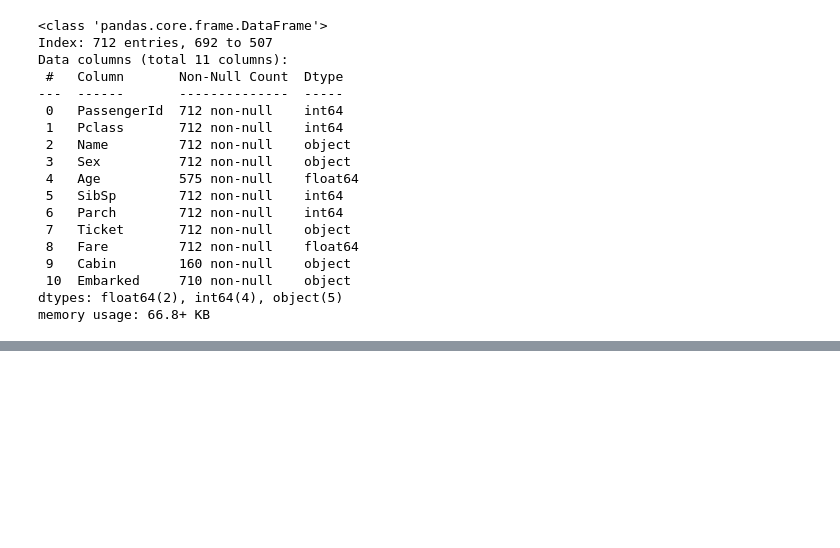
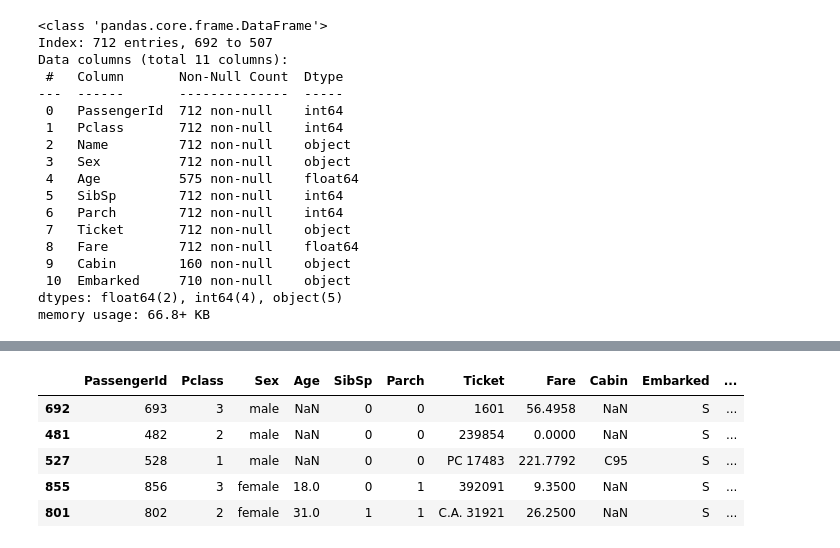
Before and after one commit to irnikesh/data-science, a Jupyter notebook: projects/titanic_survivor_predictor/Titanic_EDA.ipynb, the cells around one changed output, grey strips where cells are left out. Drawn from its saved outputs; the diff is of its cells as text; code cells hidden in the pictures; blank space fills up the shorter version.

```diff
--- a/projects/titanic_survivor_predictor/Titanic_EDA.ipynb
+++ b/projects/titanic_survivor_predictor/Titanic_EDA.ipynb
@@ -165,0 +179,21 @@ train_data.head()
+# %%
+import re
+
+def extract_title(name):
+    match = re.search(r", (.*?)\.", name)
+    return match.group(1) if match else ""
+
+X_train["Title"] = X_train["Name"].apply(extract_title)
+X_test["Title"]  = X_test["Name"].apply(extract_title)
+
+X_train.drop("Name", axis=1, inplace=True)
+X_test.drop("Name", axis=1, inplace=True)
+# %%
+X_train.head(5)
+# %% [output]
+|  | PassengerId | Pclass | Sex | Age | SibSp | Parch | Ticket | Fare | Cabin | Embarked | ... |
+| 692 | 693 | 3 | male | NaN | 0 | 0 | 1601 | 56.4958 | NaN | S | ... |
+| 481 | 482 | 2 | male | NaN | 0 | 0 | 239854 | 0.0000 | NaN | S | ... |
+| 527 | 528 | 1 | male | NaN | 0 | 0 | PC 17483 | 221.7792 | C95 | S | ... |
+| 855 | 856 | 3 | female | 18.0 | 0 | 1 | 392091 | 9.3500 | NaN | S | ... |
+| 801 | 802 | 2 | female | 31.0 | 1 | 1 | C.A. 31921 | 26.2500 | NaN | S | ... |
```
Also changed, not shown: parts of 7 cells of this notebook.
